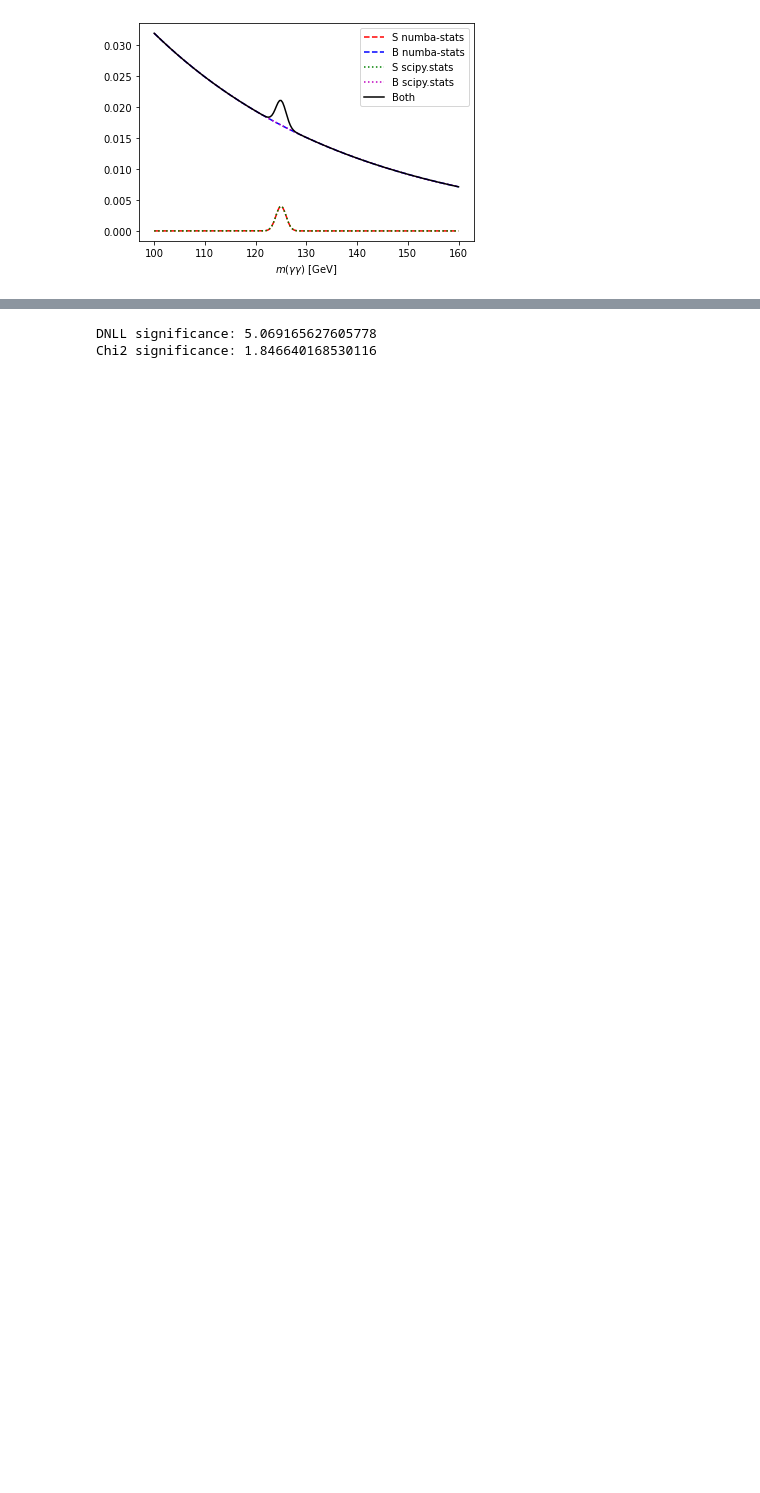
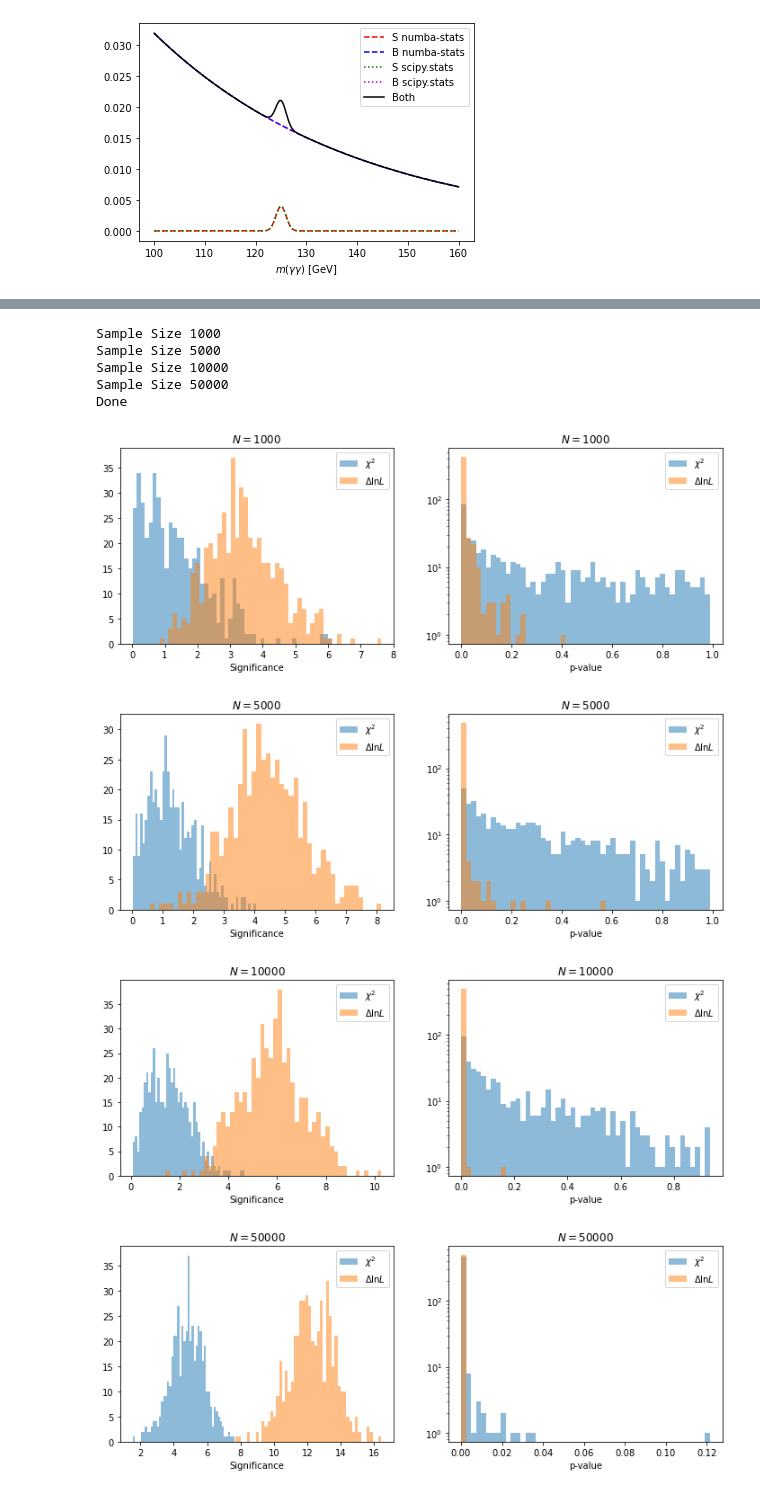
Before and after one commit to matthewkenzie/notebooks, a Jupyter notebook: Hgg_sens.ipynb, the cells around one changed output, grey strips where cells are left out. Cells and saved outputs as stored; diff of their text form; code cells hidden in the pictures; blank space fills up the shorter version.

```diff
--- a/Hgg_sens.ipynb
+++ b/Hgg_sens.ipynb
@@ -154,21 +205,57 @@ _ = ax.set_ylabel('Events / {:.1f} GeV'.format((mrange[1]-mrange[0])/mbins))
 # %%
-#print(sb_fval)
-#print(bo_fval)
-dn2ll = 2*(bo_fval-sb_fval)
-print('DNLL significance:', dn2ll**0.5)
+## let's run a few toys of different sizes and store the results
+import pandas as pd
 
+ntoys = 500
 
-bo_bkg = norm*bo_vals[m.var2pos['nb']]*bpdf(cx, bo_vals[m.var2pos['lb']])
-chi2 = np.sum( (w-bo_bkg)**2/w )
-chi2_pdof = chi2 / (mbins-1)
-#print(chi2)
-#print(chi2_pdof)
+res = {}
 
-from scipy.stats import chi2 as chi2dist
-pval = 1 - chi2dist.cdf(chi2,(mbins-1))
-#print(pval)
-sig = chi2dist.ppf(1-pval,1)**0.5
-print('Chi2 significance:', sig)
+for size in [1000,5000,10000,50000]:
+    res[size] = pd.DataFrame()
+    store = []
+    for itoy in range(ntoys):
+        toy = gen(size)
+        chisq_stats, dnll_stats = fit(toy,quiet=True)
+        store.append( np.array( [*chisq_stats, *dnll_stats], dtype=float ) )
+
+    store = np.array(store)
+
+    res[size]['chisq'] = store[:,0]
+    res[size]['chisq_pval'] = store[:,1]
+    res[size]['chisq_sig'] = store[:,2]
+    res[size]['dnll'] = store[:,3]
+    res[size]['dnll_pval'] = store[:,4]
+    res[size]['dnll_sig'] = store[:,5]
+
+    print('Sample Size', size)
+    #print(res[size])
+print('Done')
 # %% [output]
-DNLL significance: 5.069165627605778
-Chi2 significance: 1.846640168530116
+Sample Size 1000
+Sample Size 5000
+Sample Size 10000
+Sample Size 50000
+Done
+# %%
+# plot the outcome (comparison of significance and p-value with the two methods)
+
+for i, (size, df) in enumerate(res.items()):
+    fig, ax = plt.subplots(1, 2, figsize=(12,4))
+    ax[0].hist( df['chisq_sig'], alpha=0.5, bins=50, label='$\chi^2$')
+    ax[0].hist( df['dnll_sig'], alpha=0.5, bins=50, label='$\Delta\ln L$')
+    ax[0].set_xlabel('Significance')
+    ax[0].legend()
+    ax[0].set_title('$N = {:d}$'.format(size))
+
+    xrange = (0,max(df['chisq_pval']))
+    ax[1].hist( df['chisq_pval'], alpha=0.5, bins=50, range=xrange,  label='$\chi^2$')
+    ax[1].hist( df['dnll_pval'], alpha=0.5, bins=50, range=xrange,label='$\Delta\ln L$')
+    ax[1].set_xlabel('p-value')
+    ax[1].legend()
+    ax[1].set_yscale('log')
+    ax[1].set_title('$N = {:d}$'.format(size))
+# %% [output]
+[figure, added]
+[figure, added]
+[figure, added]
+[figure, added]
```
Also changed, not shown: parts of 5 cells of this notebook, 1 other file.
